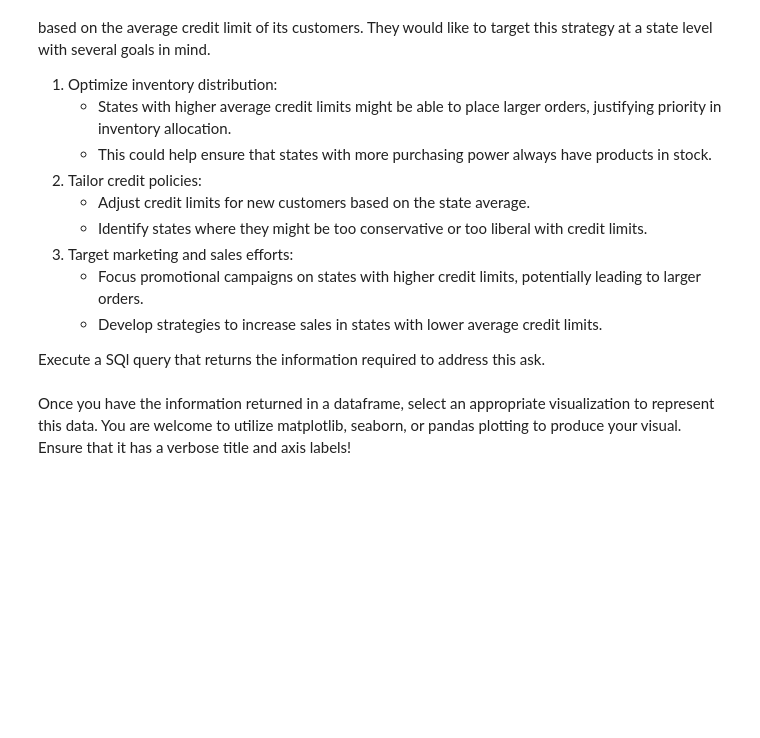
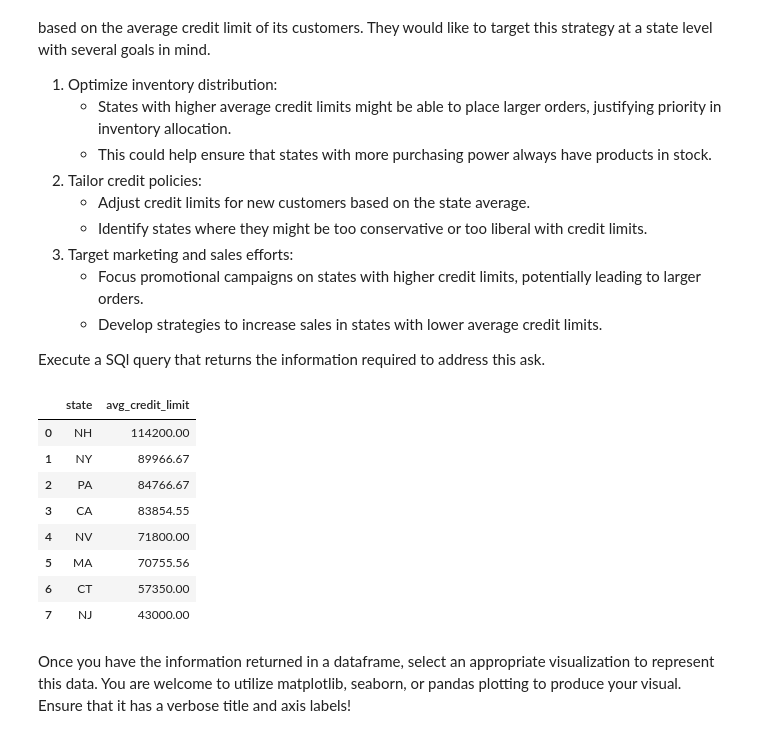
Before and after one commit to drivernf/dsc-sql-summative-lab, a Jupyter notebook: SQLSummativeLab.ipynb, the cells around one changed output. Saved outputs shown, nothing was run; the diff lists cells and outputs as text; code cells hidden in the pictures; blank space fills up the shorter version.

```diff
--- a/SQLSummativeLab.ipynb
+++ b/SQLSummativeLab.ipynb
@@ -152,3 +149,26 @@ None
+# %%
+# Replace None with your code
+usa_state_credit = pd.read_sql_query("""
+    SELECT state,
+           ROUND(AVG(CAST(creditLimit AS REAL)), 2) AS avg_credit_limit
+    FROM customers
+    WHERE country = 'USA'
+      AND state IS NOT NULL
+    GROUP BY state
+    ORDER BY avg_credit_limit DESC
+""", conn)
+
+usa_state_credit
+# %% [output]
+|  | state | avg_credit_limit |
+| 0 | NH | 114200.00 |
+| 1 | NY | 89966.67 |
+| 2 | PA | 84766.67 |
+| 3 | CA | 83854.55 |
+| 4 | NV | 71800.00 |
+| 5 | MA | 70755.56 |
+| 6 | CT | 57350.00 |
+| 7 | NJ | 43000.00 |
 # %% [markdown]
 Once you have the information returned in a dataframe, select an appropriate visualization to represent this data. You are welcome to utilize matplotlib, seaborn, or pandas plotting to produce your visual. Ensure that it has a verbose title and axis labels!
 # %%
```
Also changed, not shown: parts of 2 cells of this notebook.
